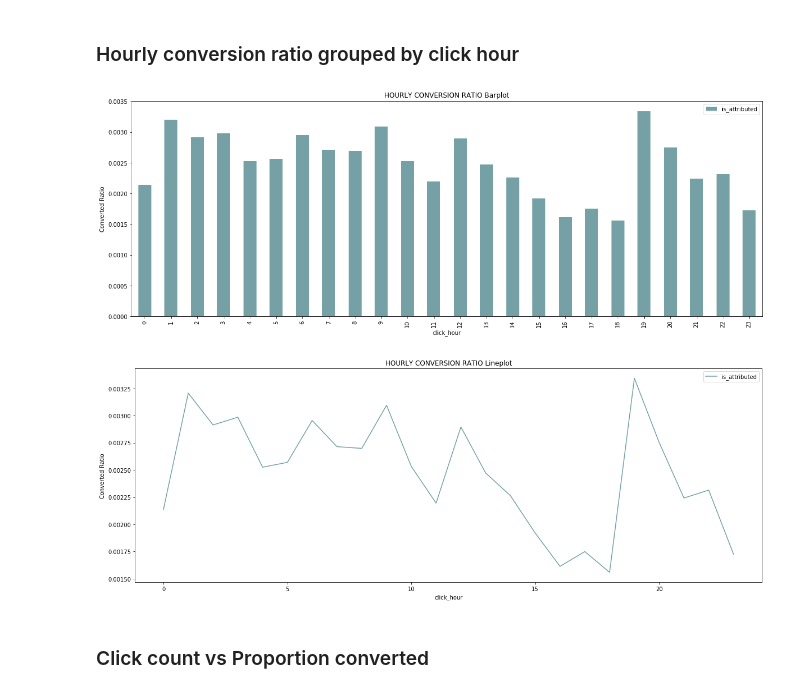
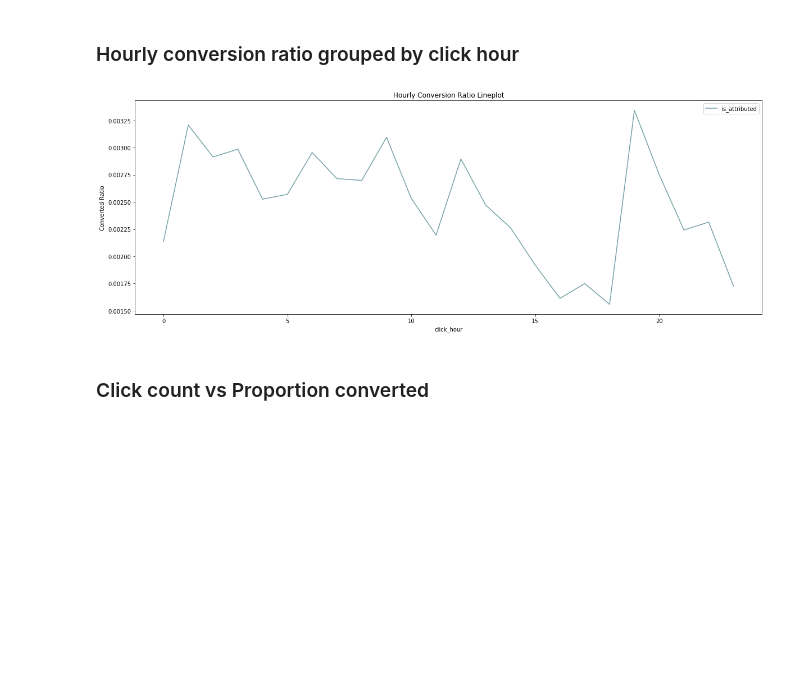
Before and after one commit to 181192/DAT158ML-Oblig02, a Jupyter notebook: Fraud Detection.ipynb, the cells around one changed output. Cells and saved outputs as stored; diff of their text form; code cells hidden in the pictures; blank space fills up the shorter version.

```diff
--- a/Fraud Detection.ipynb
+++ b/Fraud Detection.ipynb
@@ -573,16 +574,11 @@ plt.ylabel('Number of Clicks');
 # %% [markdown]
 ### Hourly conversion ratio grouped by click hour
 # %%
-train[['click_hour','is_attributed']].groupby(['click_hour'], as_index=True).mean().plot(kind='bar', color='#75a1a6', figsize=(20, 7))
-plt.title('HOURLY CONVERSION RATIO Barplot');
+train[['click_hour','is_attributed']].groupby(['click_hour'], as_index=True).mean().plot(color='#75a1a6', figsize=(20, 7))
+plt.title('Hourly Conversion Ratio Lineplot');
 plt.ylabel('Converted Ratio');
-
-train[['click_hour','is_attributed']].groupby(['click_hour'], as_index=True).mean().plot(color='#75a1a6', figsize=(20, 7))
-plt.title('HOURLY CONVERSION RATIO Lineplot');
-plt.ylabel('Converted Ratio');
 # %% [output]
-[figure, old version]
+[figure, new version]
-[figure, removed]
 # %% [markdown]
 ### Click count vs Proportion converted
 # %%
```
Also changed, not shown: parts of 42 cells of this notebook, 2 other files.
